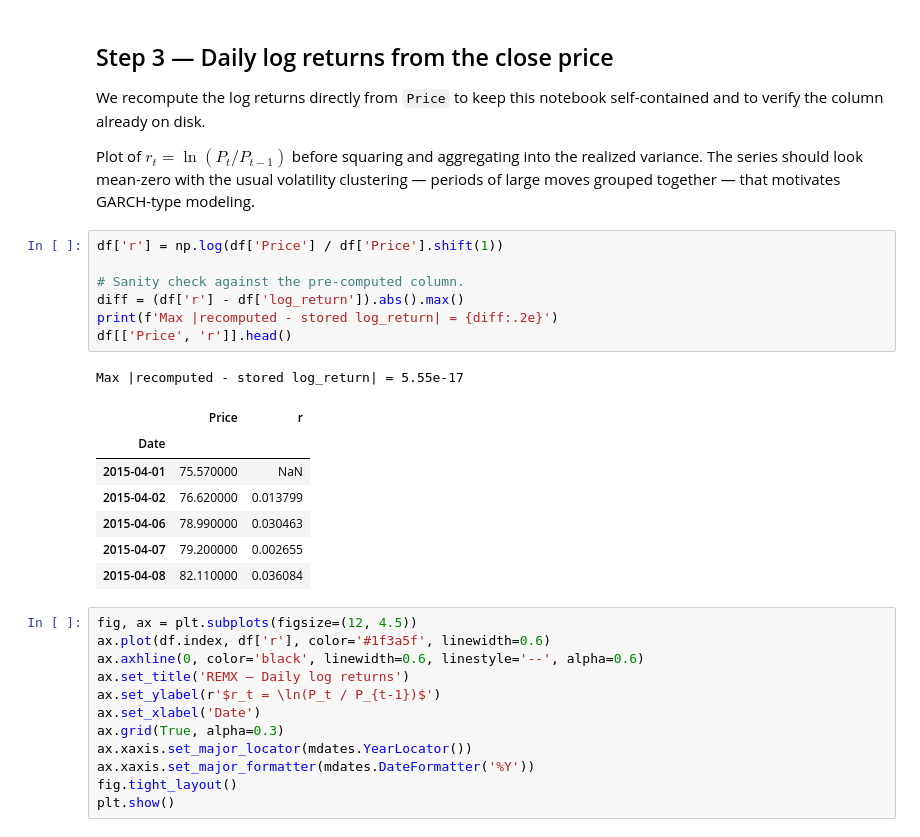
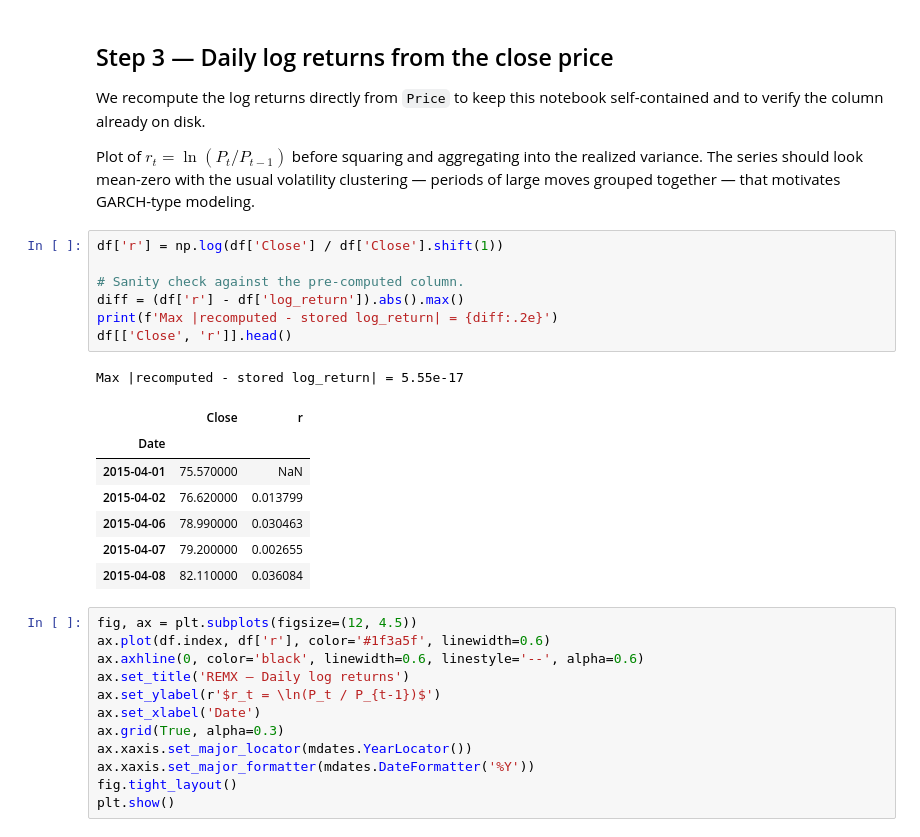
Before and after one commit to aleixcb/master_thesis_repo, a Jupyter notebook: GARCH.ipynb, the cells around one changed output. Drawn from its saved outputs; the diff is of its cells as text.

```diff
--- a/GARCH.ipynb
+++ b/GARCH.ipynb
@@ -48,15 +38,15 @@ We recompute the log returns directly from `Price` to keep this notebook self-co
 
 Plot of $r_t = \ln(P_t/P_{t-1})$ before squaring and aggregating into the realized variance. The series should look mean-zero with the usual volatility clustering — periods of large moves grouped together — that motivates GARCH-type modeling.
 # %%
-df['r'] = np.log(df['Price'] / df['Price'].shift(1))
+df['r'] = np.log(df['Close'] / df['Close'].shift(1))
 
 # Sanity check against the pre-computed column.
 diff = (df['r'] - df['log_return']).abs().max()
 print(f'Max |recomputed - stored log_return| = {diff:.2e}')
-df[['Price', 'r']].head()
+df[['Close', 'r']].head()
 # %% [output]
 Max |recomputed - stored log_return| = 5.55e-17
-|  | Price | r |
+|  | Close | r |
 | Date |  |  |
 | 2015-04-01 | 75.570000 | NaN |
 | 2015-04-02 | 76.620000 | 0.013799 |
```
Also changed, not shown: parts of 6 cells of this notebook.
